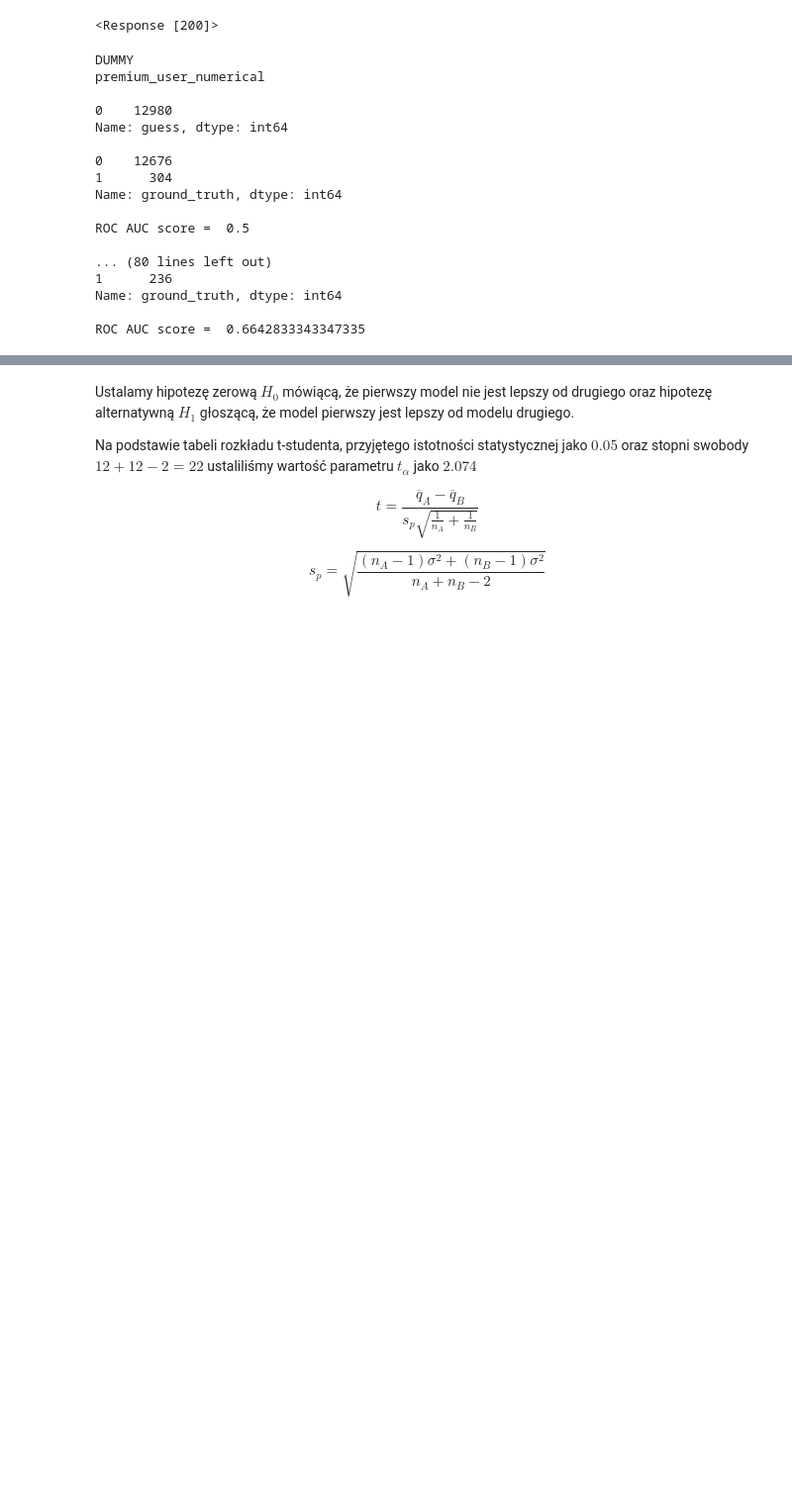
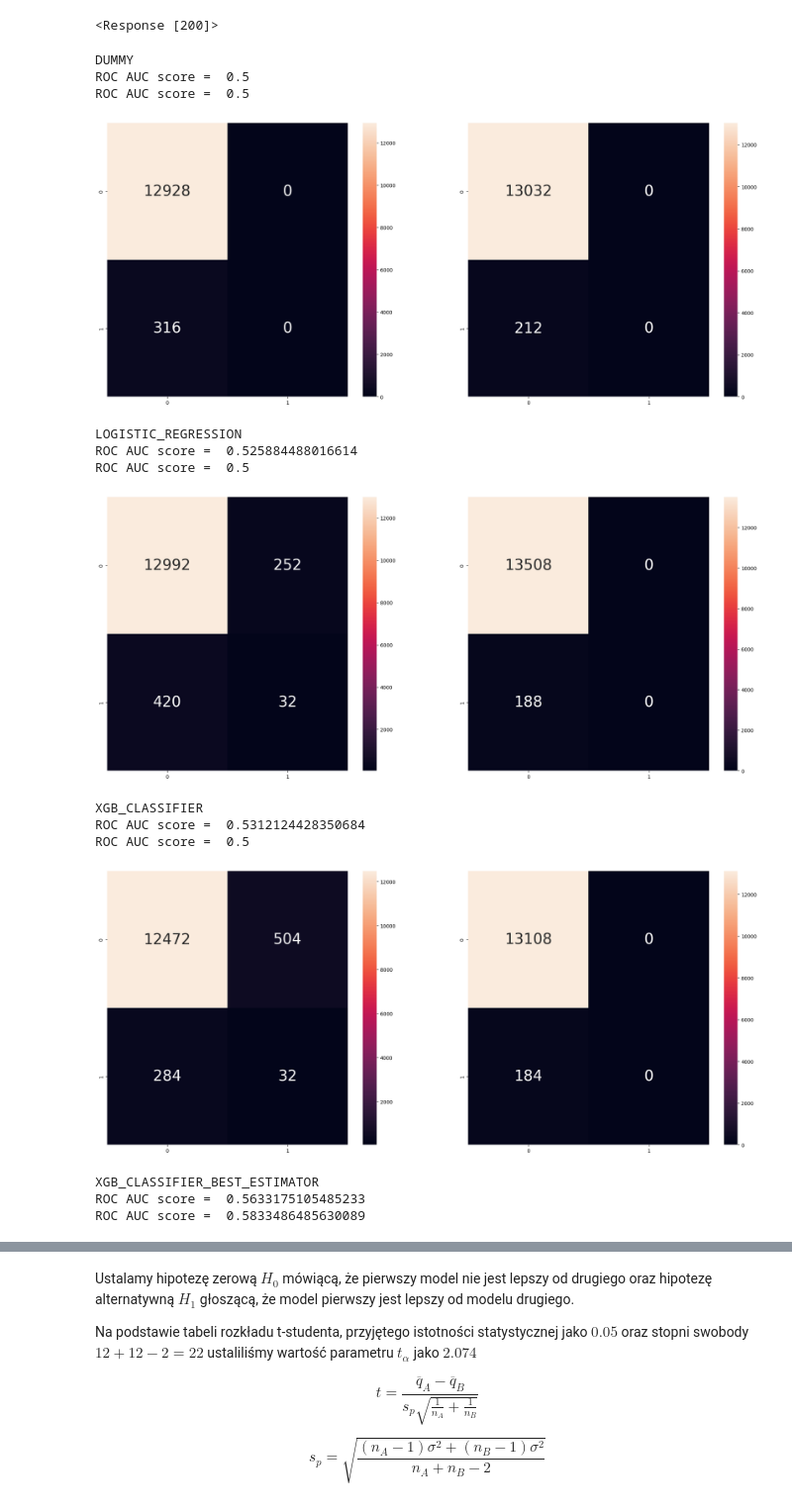
Before and after one commit to bartlomiejkrawczyk/IUM-23L, a Jupyter notebook: stage_2.ipynb, the cells around one changed output, grey strips where cells are left out. Shown at 99% size. Drawn from its saved outputs; the diff is of its cells as text; code cells hidden in the pictures; blank space fills up the shorter version.

Commit message:
Update microservice and results

```diff
--- a/stage_2.ipynb
+++ b/stage_2.ipynb
@@ -337,37 +338,29 @@ for type in MODEL_TYPES:
             ),
             TEST_DATA,
             on=['user_id', 'year', 'month']
-        ).rename(columns={target: 'ground_truth'})
+        ).rename(columns={target: 'ground_truth'})[['guess', 'ground_truth', 'model', 'year', 'month', 'user_id']]
-# %%
-for type in MODEL_TYPES:
-    print(type.upper())
-    for target in TARGETS:
-        print(target)
-        print()
-        print(result[type][target].guess.value_counts())
-        print()
-        print(result[type][target].ground_truth.value_counts())
-        roc_auc_score_value = roc_auc_score(
-            result[type][target].ground_truth, result[type][target].guess
-        )
-        print()
-        print('ROC AUC score = ', roc_auc_score_value)
-        print()
-# %% [output]
-DUMMY
-premium_user_numerical
-
-0    12980
-Name: guess, dtype: int64
-
-0    12676
-1      304
-Name: ground_truth, dtype: int64
-
-ROC AUC score =  0.5
-
-... (80 lines left out)
-1      236
-Name: ground_truth, dtype: int64
-
-ROC AUC score =  0.6642833343347335
+# %%
+for type in MODEL_TYPES:
+    for target in TARGETS:
+        result[type][target].to_csv(f'ab_result/{type}-{target}.csv')
+# %%
+for type in MODEL_TYPES:
+    print(type.upper())
+    plot_confusion_matrix_ab_experiment(result[type])
+    plt.show()
+# %% [output]
+DUMMY
+ROC AUC score =  0.5
+ROC AUC score =  0.5
+[figure, added]
+LOGISTIC_REGRESSION
+ROC AUC score =  0.525884488016614
+ROC AUC score =  0.5
+[figure, added]
+XGB_CLASSIFIER
+ROC AUC score =  0.5312124428350684
+ROC AUC score =  0.5
+[figure, added]
+XGB_CLASSIFIER_BEST_ESTIMATOR
+ROC AUC score =  0.5633175105485233
+ROC AUC score =  0.5833486485630089
```
Also changed, not shown: parts of 4 cells of this notebook, 20 other files.
